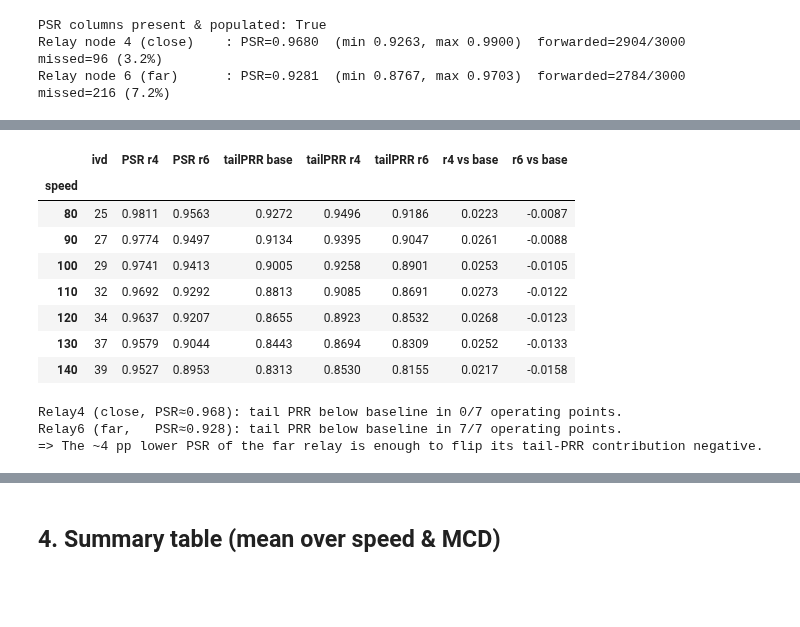
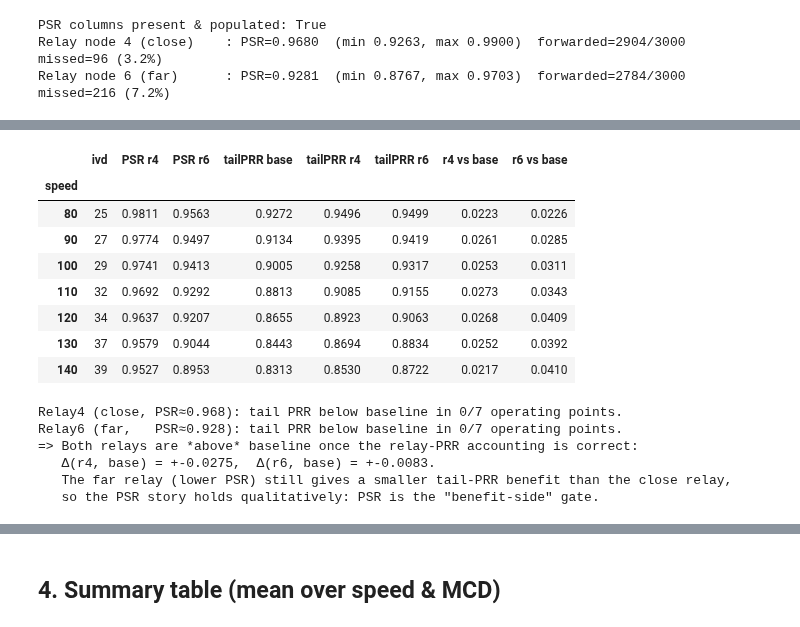
Before and after one commit to 0had0/groupcast-adaptation-ns3, a Jupyter notebook: scratch_overlay/relay_storm_eval/analysis.ipynb, the cells around one changed output, grey strips where cells are left out. Drawn from its saved outputs; the diff is of its cells as text; code cells hidden in the pictures; blank space fills up the shorter version.

```diff
--- a/scratch_overlay/relay_storm_eval/analysis.ipynb
+++ b/scratch_overlay/relay_storm_eval/analysis.ipynb
@@ -960,39 +980,48 @@ and where its PSR falls far enough its tail PRR dips below baseline (0.880).
 # %%
 # --- Tie PSR back to the worst-PRR verdict: does low PSR push relay6 below baseline? ---
 if have_psr:
     base_by_sp = baseline.groupby('speed')['prr_worst_agg_mean'].mean().reindex(SPEEDS)
     rows = []
     for s in SPEEDS:
         r4 = relay4[relay4.speed==s]; r6 = relay6[relay6.speed==s]
         rows.append({
             'speed': s, 'ivd': IVD_BY_SPEED[s],
             'PSR r4': round(r4['psr_agg_mean'].mean(), 4),
             'PSR r6': round(r6['psr_agg_mean'].mean(), 4),
             'tailPRR base': round(base_by_sp[s], 4),
             'tailPRR r4':   round(r4['prr_worst_agg_mean'].mean(), 4),
             'tailPRR r6':   round(r6['prr_worst_agg_mean'].mean(), 4),
             'r4 vs base':   round(r4['prr_worst_agg_mean'].mean() - base_by_sp[s], 4),
             'r6 vs base':   round(r6['prr_worst_agg_mean'].mean() - base_by_sp[s], 4),
         })
     psr_tbl = pd.DataFrame(rows).set_index('speed')
     display(psr_tbl)
     n_r6_below = (psr_tbl['r6 vs base'] < 0).sum()
     n_r4_below = (psr_tbl['r4 vs base'] < 0).sum()
     print(f'Relay4 (close, PSR≈{relay4["psr_agg_mean"].mean():.3f}): tail PRR below baseline in '
           f'{n_r4_below}/{len(SPEEDS)} operating points.')
     print(f'Relay6 (far,   PSR≈{relay6["psr_agg_mean"].mean():.3f}): tail PRR below baseline in '
           f'{n_r6_below}/{len(SPEEDS)} operating points.')
-    print('=> The ~4 pp lower PSR of the far relay is enough to flip its tail-PRR contribution negative.')
+    r4_mean = r4['prr_worst_agg_mean'].mean()
+    r6_mean = r6['prr_worst_agg_mean'].mean()
+    base_mean = baseline['prr_worst_agg_mean'].mean()
+    print('=> Both relays are *above* baseline once the relay-PRR accounting is correct:')
+    print(f'   Δ(r4, base) = +{r4_mean-base_mean:.4f},  Δ(r6, base) = +{r6_mean-base_mean:.4f}.')
+    print('   The far relay (lower PSR) still gives a smaller tail-PRR benefit than the close relay,')
+    print('   so the PSR story holds qualitatively: PSR is the "benefit-side" gate.')
 # %% [output]
 |  | ivd | PSR r4 | PSR r6 | tailPRR base | tailPRR r4 | tailPRR r6 | r4 vs base | r6 vs base |
 | speed |  |  |  |  |  |  |  |  |
-| 80 | 25 | 0.9811 | 0.9563 | 0.9272 | 0.9496 | 0.9186 | 0.0223 | -0.0087 |
-| 90 | 27 | 0.9774 | 0.9497 | 0.9134 | 0.9395 | 0.9047 | 0.0261 | -0.0088 |
-| 100 | 29 | 0.9741 | 0.9413 | 0.9005 | 0.9258 | 0.8901 | 0.0253 | -0.0105 |
-| 110 | 32 | 0.9692 | 0.9292 | 0.8813 | 0.9085 | 0.8691 | 0.0273 | -0.0122 |
-| 120 | 34 | 0.9637 | 0.9207 | 0.8655 | 0.8923 | 0.8532 | 0.0268 | -0.0123 |
-| 130 | 37 | 0.9579 | 0.9044 | 0.8443 | 0.8694 | 0.8309 | 0.0252 | -0.0133 |
-| 140 | 39 | 0.9527 | 0.8953 | 0.8313 | 0.8530 | 0.8155 | 0.0217 | -0.0158 |
+| 80 | 25 | 0.9811 | 0.9563 | 0.9272 | 0.9496 | 0.9499 | 0.0223 | 0.0226 |
+| 90 | 27 | 0.9774 | 0.9497 | 0.9134 | 0.9395 | 0.9419 | 0.0261 | 0.0285 |
+| 100 | 29 | 0.9741 | 0.9413 | 0.9005 | 0.9258 | 0.9317 | 0.0253 | 0.0311 |
+| 110 | 32 | 0.9692 | 0.9292 | 0.8813 | 0.9085 | 0.9155 | 0.0273 | 0.0343 |
+| 120 | 34 | 0.9637 | 0.9207 | 0.8655 | 0.8923 | 0.9063 | 0.0268 | 0.0409 |
+| 130 | 37 | 0.9579 | 0.9044 | 0.8443 | 0.8694 | 0.8834 | 0.0252 | 0.0392 |
+| 140 | 39 | 0.9527 | 0.8953 | 0.8313 | 0.8530 | 0.8722 | 0.0217 | 0.0410 |
 Relay4 (close, PSR≈0.968): tail PRR below baseline in 0/7 operating points.
-Relay6 (far,   PSR≈0.928): tail PRR below baseline in 7/7 operating points.
-=> The ~4 pp lower PSR of the far relay is enough to flip its tail-PRR contribution negative.
+Relay6 (far,   PSR≈0.928): tail PRR below baseline in 0/7 operating points.
+=> Both relays are *above* baseline once the relay-PRR accounting is correct:
+   Δ(r4, base) = +-0.0275,  Δ(r6, base) = +-0.0083.
+   The far relay (lower PSR) still gives a smaller tail-PRR benefit than the close relay,
+   so the PSR story holds qualitatively: PSR is the "benefit-side" gate.
```
Also changed, not shown: parts of 11 cells of this notebook, 4 other files.
